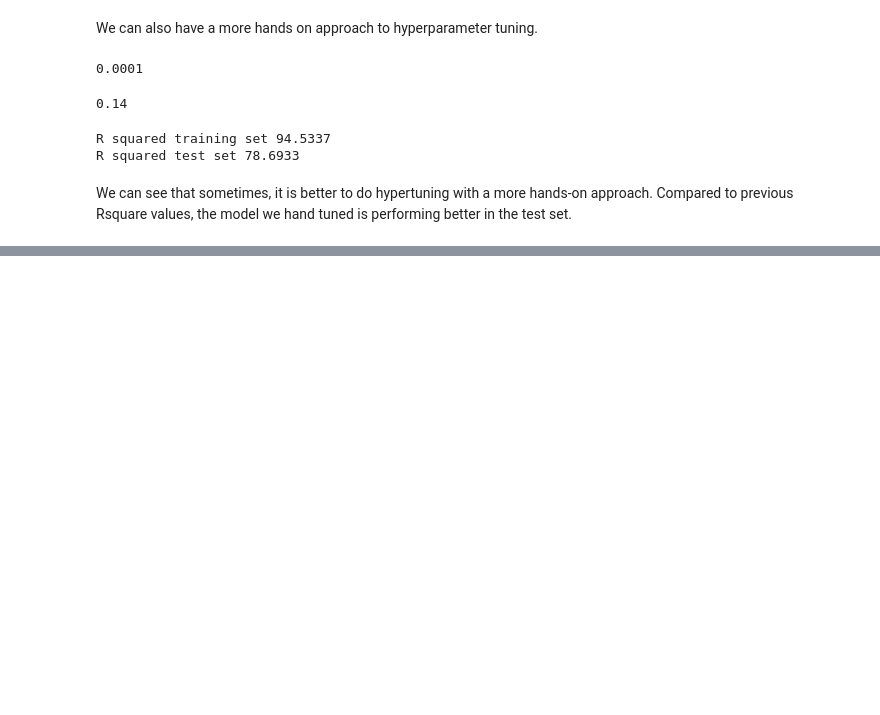
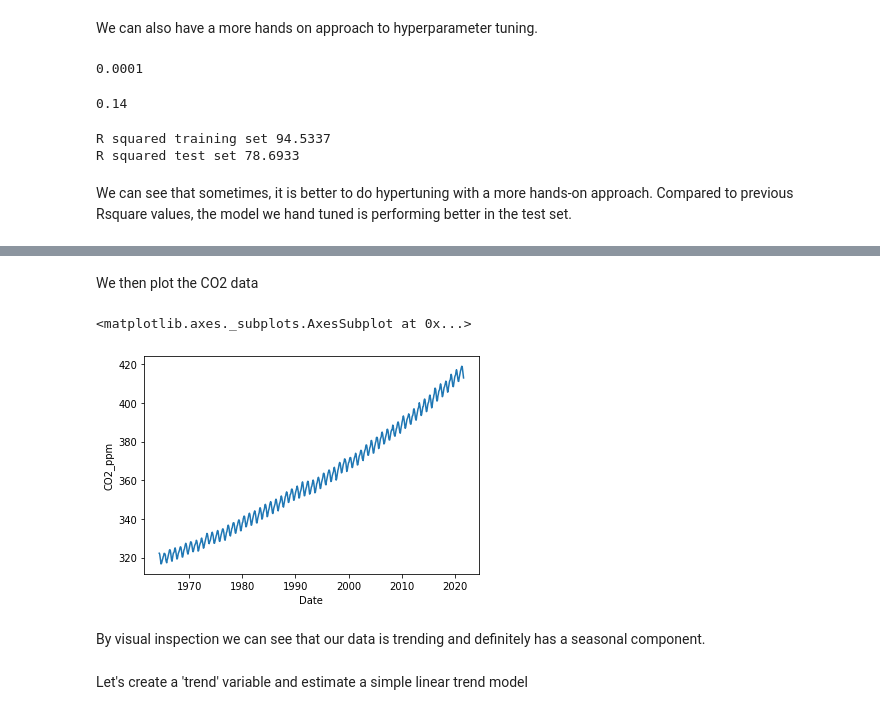
Before and after one commit to yankikalfa/MGTF-405-Business-Forecasting, a Jupyter notebook: Test_Codes.ipynb, the cells around one changed output, grey strips where cells are left out. Cells and saved outputs as stored; diff of their text form; code cells hidden in the pictures; blank space fills up the shorter version.

```diff
--- a/Test_Codes.ipynb
+++ b/Test_Codes.ipynb
@@ -615,0 +652,2 @@ We can see that sometimes, it is better to do hypertuning with a more hands-on a
+# %%
+df = pd.read_csv('/content/drive/MyDrive/Keeling_CO2_data_2022.csv')
@@ -615,0 +665,4 @@ We can see that sometimes, it is better to do hypertuning with a more hands-on a
+# %%
+df['Date']=pd.to_datetime(df.Yr.astype(str) + '/' + df.month.astype(str))
+# %%
+df.set_index(df['Date'],inplace=True)
@@ -615,0 +686,2 @@ We can see that sometimes, it is better to do hypertuning with a more hands-on a
+# %% [markdown]
+We then plot the CO2 data
@@ -615,0 +691,9 @@ We can see that sometimes, it is better to do hypertuning with a more hands-on a
+# %%
+sns.lineplot(data= df, x='Date', y='CO2_ppm')
+# %% [output]
+<matplotlib.axes._subplots.AxesSubplot at 0x...>
+[figure, added]
+# %% [markdown]
+By visual inspection we can see that our data is trending and definitely has a seasonal component.
+# %% [markdown]
+Let's create a 'trend' variable and estimate a simple linear trend model
```
Also changed, not shown: parts of 52 cells of this notebook.
